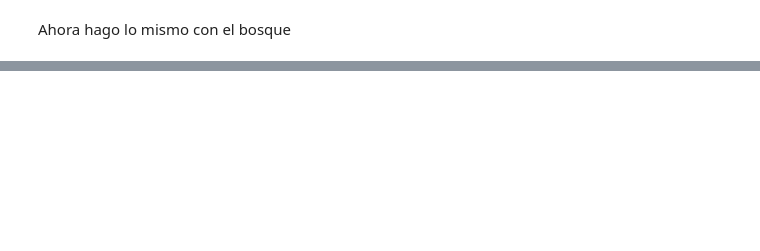
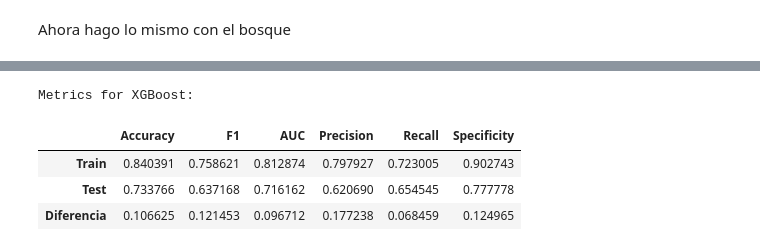
Before and after one commit to 4GeeksAcademy/arbol_y_bosques, a Jupyter notebook: src/explore.ipynb, the cells around one changed output, grey strips where cells are left out. Saved outputs shown, nothing was run; the diff lists cells and outputs as text; code cells hidden in the pictures; blank space fills up the shorter version.

```diff
--- a/src/explore.ipynb
+++ b/src/explore.ipynb
@@ -314,5 +134,0 @@ plt.show()
-# %%
-from xgboost import XGBClassifier
-
-model = XGBClassifier(random_state = 42, max_depth=15)
-model.fit(X_train, y_train)
@@ -350,0 +135,9 @@ model.save_model("xgb_classifier_default_42.json")
+# %%
+import numpy as np
+import xgboost as xgb
+
+X_train_extended = np.hstack((X_train, train_pred_simple))
+X_test_extended = np.hstack((X_test, test_pred_simple))
+# %%
+xgb_model = xgb.XGBClassifier(n_estimators=10000, max_depth=40, min_child_weight=35, learning_rate=0.1)
+xgb_model.fit(X_train_extended, y_train)
@@ -350,0 +156,14 @@ model.save_model("xgb_classifier_default_42.json")
+# %%
+train_pred_xgb = xgb_model.predict(X_train_extended)
+test_pred_xgb = xgb_model.predict(X_test_extended)
+# %%
+metrics_df_xgb = get_metrics(y_train, y_test, train_pred_xgb, test_pred_xgb)
+print("Metrics for XGBoost:")
+(metrics_df_xgb) #se logra un aumento en la generalizacion de ambos conjuntos
+#pero el sobreajuste sigue por el mismo nivel.
+# %% [output]
+Metrics for XGBoost:
+|  | Accuracy | F1 | AUC | Precision | Recall | Specificity |
+| Train | 0.840391 | 0.758621 | 0.812874 | 0.797927 | 0.723005 | 0.902743 |
+| Test | 0.733766 | 0.637168 | 0.716162 | 0.620690 | 0.654545 | 0.777778 |
+| Diferencia | 0.106625 | 0.121453 | 0.096712 | 0.177238 | 0.068459 | 0.124965 |
```
Also changed, not shown: parts of 25 cells of this notebook, 3 other files.
